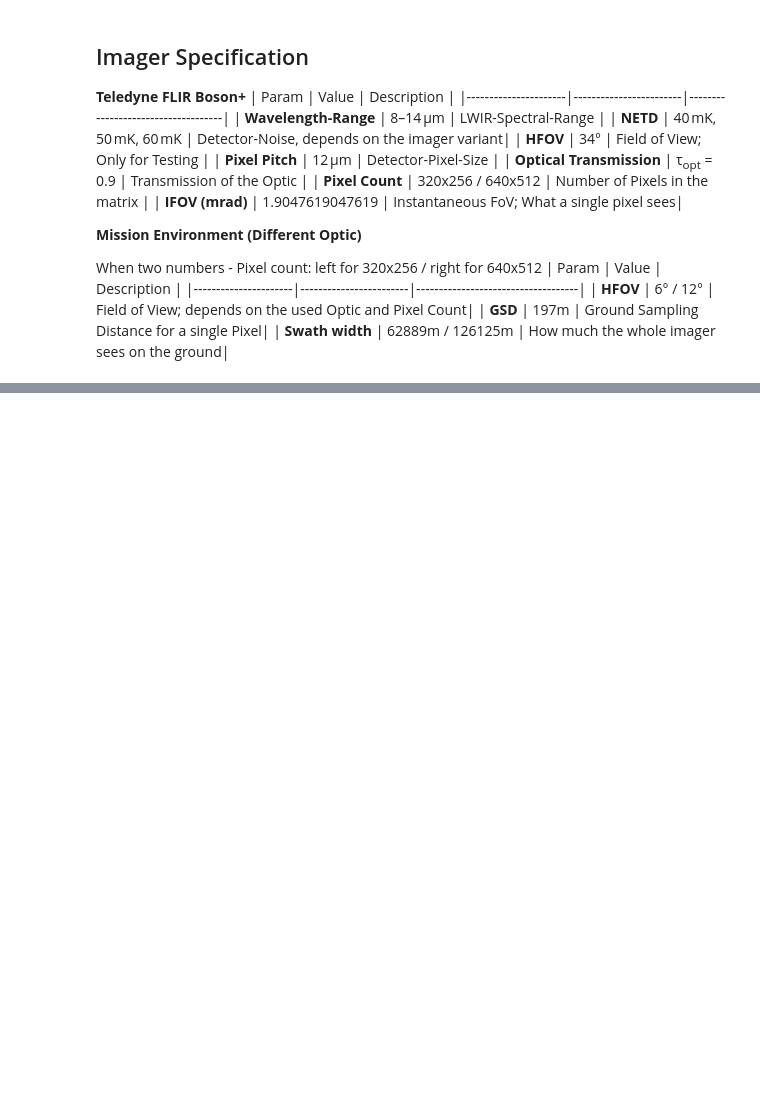
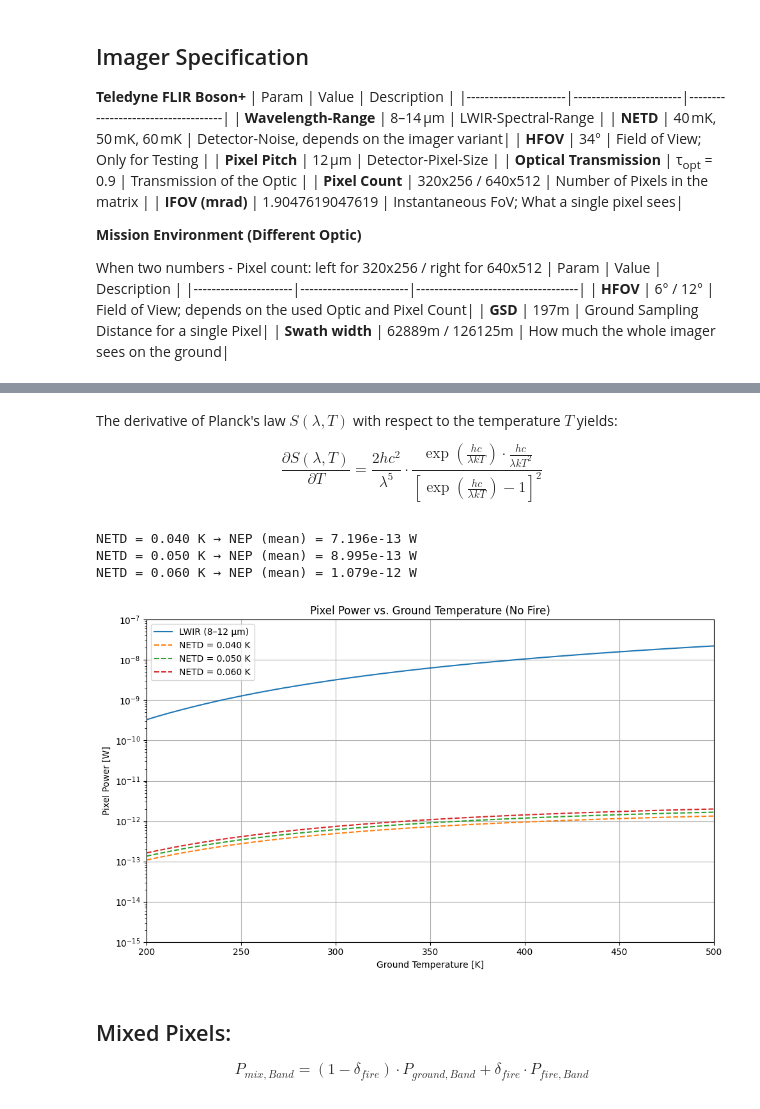
Before and after one commit to Azmi0205/Studienarbeit, a Jupyter notebook: BosonPlusSim.ipynb, the cells around one changed output, grey strips where cells are left out. Saved outputs shown, nothing was run; the diff lists cells and outputs as text; code cells hidden in the pictures; blank space fills up the shorter version.

```diff
--- a/BosonPlusSim.ipynb
+++ b/BosonPlusSim.ipynb
@@ -245,0 +289,9 @@ plt.show()
+# %% [markdown]
+The derivative of Planck's law $S(\lambda, T)$ with respect to the temperature $T$ yields:
+
+$$
+\frac{\partial S(\lambda, T)}{\partial T} =
+\frac{2 h c^2}{\lambda^5} \cdot
+\frac{\exp\left(\frac{h c}{\lambda k T}\right) \cdot \frac{h c}{\lambda k T^2}}
+{\left[\exp\left(\frac{h c}{\lambda k T}\right) - 1\right]^2}
+$$
@@ -245,0 +344,46 @@ plt.show()
+# %%
+# Berechne NEP für jeden NETD-Wert
+nep_results = {}
+for netd in netd_values:
+    nep = []
+    for T in temperatures:
+        nep_single, dP_dT_val = netd_to_nep(
+            NETD=netd,
+            T0=T,
+            lambdas=band_edges, # hier nur die Wellenlänge des Sensors
+            tau_atm_lambda=tau_atm,
+            area=area,
+            F_number=Fno,
+            tau_opt=tau_op,
+            theta_ap=theta_ap  # Beispiel-Aperturwinkel
+        )
+        nep.append(nep_single)
+    nep_results[netd] = nep
+# Ausgabe
+for netd, nep in nep_results.items():
+    print(f"NETD = {netd:.3f} K → NEP (mean) = {np.mean(nep):.3e} W")
+# %% [output]
+NETD = 0.040 K → NEP (mean) = 7.196e-13 W
+NETD = 0.050 K → NEP (mean) = 8.995e-13 W
+NETD = 0.060 K → NEP (mean) = 1.079e-12 W
+# %%
+# Plot der NEP-Ergebnisse
+plt.figure(figsize=(10, 6))
+plt.plot(temperatures, total_powers, label='LWIR (8–12 µm)')
+for netd, nep in nep_results.items():
+    plt.plot(temperatures, nep, label=f'NETD = {netd:.3f} K', linestyle='--')
+plt.yscale('log')  # Logarithmic scale for better visibility
+plt.xlim(200, 500)
+plt.ylim(1e-15, 1e-7)  # Adjust y-axis limits for better visibility
+plt.xlabel('Ground Temperature [K]')
+plt.ylabel('Pixel Power [W]')
+plt.title('Pixel Power vs. Ground Temperature (No Fire)')
+plt.legend()
+plt.grid(True)
+plt.tight_layout()
+plt.show()
+# %% [output]
+[figure, added]
+# %% [markdown]
+## Mixed Pixels:
+$$P_{mix,Band} = (1 - \delta_{fire}) \cdot P_{ground,Band} + \delta_{fire} \cdot P_{fire,Band} $$
```
Also changed, not shown: parts of 14 cells of this notebook, 1 other file.
